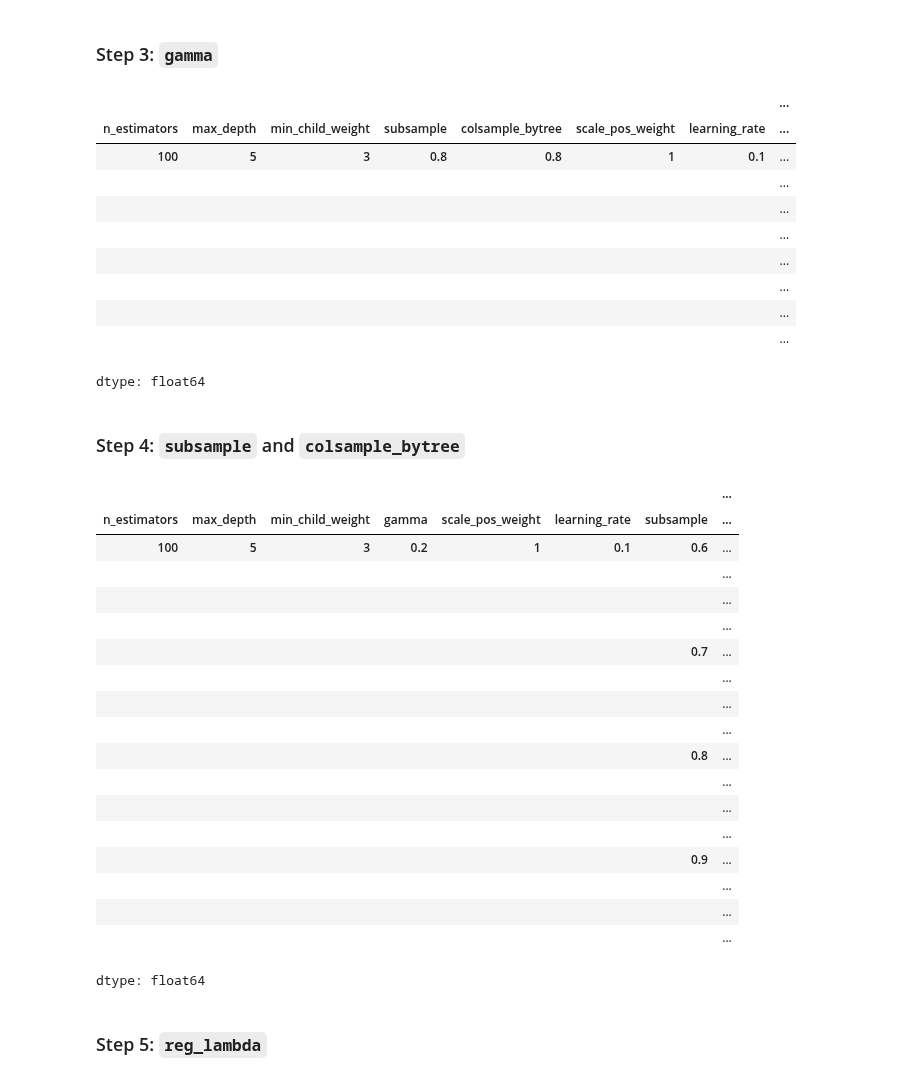
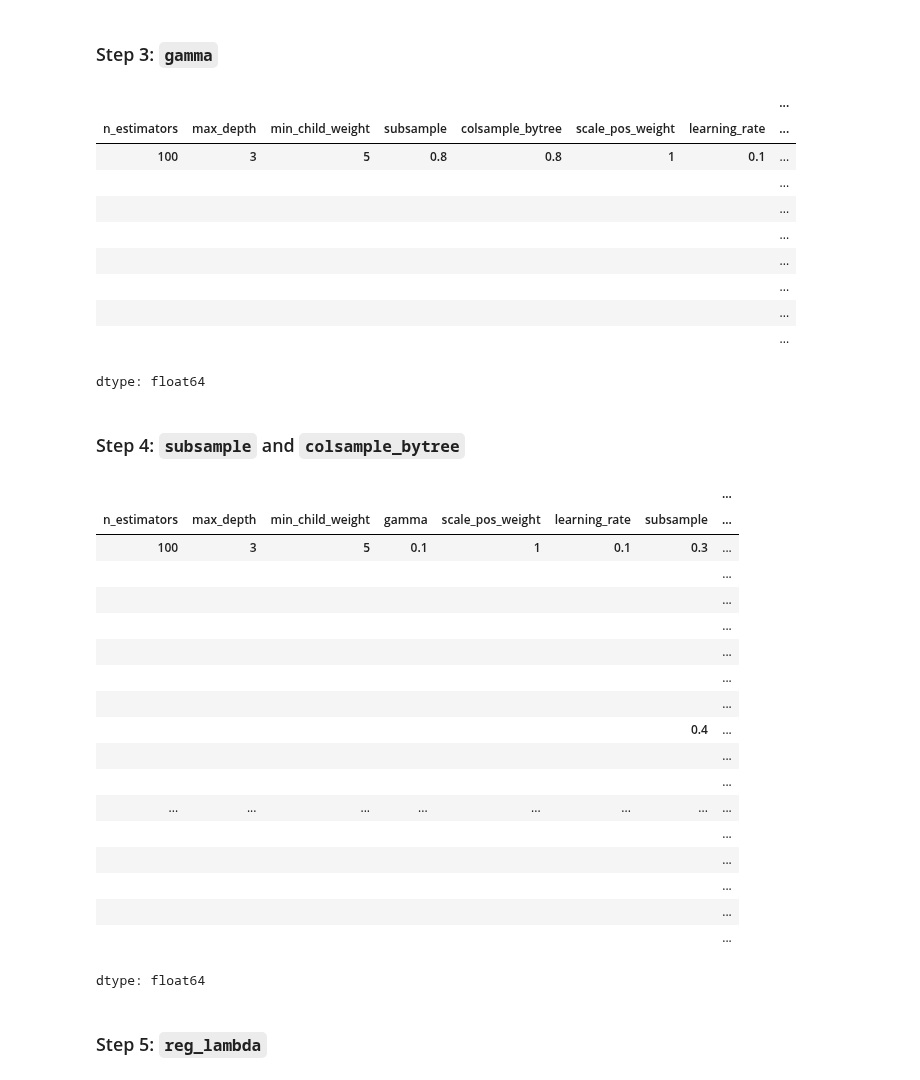
Before and after one commit to aremondtiedrez/hopus, a Jupyter notebook: showcase.ipynb, the cells around one changed output. Cells and saved outputs as stored; diff of their text form; code cells hidden in the pictures.

Commit message:
Added a section going through the full hierarchical hyper-parameter search when training XGBoost to predict log-prices (instead of prices).

```diff
--- a/showcase.ipynb
+++ b/showcase.ipynb
@@ -791,7 +791,7 @@ hyperparameters = {
 records = []
 for n_estimators in (10, 30, 100, 300, 1000):
     hyperparameters["n_estimators"] = n_estimators
-    record = evaluation.run_experiment(features, np.log(target), models.BoostedTrees, hyperparameters, n_experiments=2, n_splits=3)
+    record = evaluation.run_experiment(features, np.log(target), models.BoostedTrees, hyperparameters, n_experiments=5, n_splits=10)
     records.append(record)
 
 # Combine the experiments into a neat DataFrame
@@ -811,7 +811,7 @@ dtype: float64
 ### Step 2: `max_depth` and `min_child_weight`
 # %%
 # STEP 2
-# We fix `n_estimators = 300` from the previous step and
+# We fix `n_estimators = 100` from the previous step and
 # now seek to find good values for `max_depth` and `min_child_weight`.
 hyperparameters = {
     "n_estimators": 100,
@@ -826,7 +826,7 @@ records = []
 for max_depth, min_child_weight in product((3, 5, 7, 9), (1, 3, 5)):
     hyperparameters["max_depth"] = max_depth
     hyperparameters["min_child_weight"] = min_child_weight
-    record = evaluation.run_experiment(features, target, models.BoostedTrees, hyperparameters, n_experiments=2, n_splits=3)
+    record = evaluation.run_experiment(features, np.log(target), models.BoostedTrees, hyperparameters, n_experiments=5, n_splits=10)
     records.append(record)
 
 # Combine the experiments into a neat DataFrame
@@ -853,12 +853,12 @@ dtype: float64
 ### Step 3: `gamma`
 # %%
 # STEP 3
-# We fix `max_depth = 5` and `min_child_weight = 3` from the previous step and
+# We fix `max_depth = 3` and `min_child_weight = 5` from the previous step and
 # now seek to find a good value for `gamma`.
 hyperparameters = {
     "n_estimators": 100,
-    "max_depth": 5,
-    "min_child_weight": 3,
+    "max_depth": 3,
+    "min_child_weight": 5,
     "subsample": 0.8,
     "colsample_bytree": 0.8,
     "scale_pos_weight": 1,
@@ -868,7 +868,7 @@ hyperparameters = {
 records = []
 for gamma in (0, 0.1, 0.2, 0.3, 0.4, 0.5, 0.6, 0.7):
     hyperparameters["gamma"] = gamma
-    record = evaluation.run_experiment(features, target, models.BoostedTrees, hyperparameters, n_experiments=2, n_splits=3)
+    record = evaluation.run_experiment(features, np.log(target), models.BoostedTrees, hyperparameters, n_experiments=5, n_splits=10)
     records.append(record)
 
 # Combine the experiments into a neat DataFrame
@@ -878,7 +878,7 @@ np.sqrt(records.groupby(list(hyperparameters.keys()))["test_cv_mse"].mean())
 # %% [output]
 |  |  |  |  |  |  |  | ... |
 | n_estimators | max_depth | min_child_weight | subsample | colsample_bytree | scale_pos_weight | learning_rate | ... |
-| 100 | 5 | 3 | 0.8 | 0.8 | 1 | 0.1 | ... |
+| 100 | 3 | 5 | 0.8 | 0.8 | 1 | 0.1 | ... |
 |  |  |  |  |  |  |  | ... |
 |  |  |  |  |  |  |  | ... |
 |  |  |  |  |  |  |  | ... |
@@ -891,47 +891,47 @@ dtype: float64
 ### Step 4: `subsample` and `colsample_bytree`
 # %%
 # STEP 4
-# We fix `gamma = 0.2` from the previous step and
+# We fix `gamma = 0.1` from the previous step and
 # now seek to find good values for `subsample` and `colsample_bytree`.
 hyperparameters = {
     "n_estimators": 100,
-    "max_depth": 5,
-    "min_child_weight": 3,
-    "gamma": 0.2,
+    "max_depth": 3,
+    "min_child_weight": 5,
+    "gamma": 0.1,
     "scale_pos_weight": 1,
     "learning_rate": 0.1
 }
 
 records = []
-for subsample, colsample_bytree in product((0.6, 0.7, 0.8, 0.9), (0.6, 0.7, 0.8, 0.9)):
+for subsample, colsample_bytree in product((0.3, 0.4, 0.5, 0.6, 0.7, 0.8, 0.9), (0.3, 0.4, 0.5, 0.6, 0.7, 0.8, 0.9)):
     hyperparameters["subsample"] = subsample
     hyperparameters["colsample_bytree"] = colsample_bytree
-    record = evaluation.run_experiment(features, target, models.BoostedTrees, hyperparameters, n_experiments=2, n_splits=3)
+    record = evaluation.run_experiment(features, np.log(target), models.BoostedTrees, hyperparameters, n_experiments=5, n_splits=10)
     records.append(record)
 
 # Combine the experiments into a neat DataFrame
 records = pd.DataFrame(records)
 # Compute the RMSE for each set of hyperparameters (here, only the value of `n_estimators` changes)
 np.sqrt(records.groupby(list(hyperparameters.keys()))["test_cv_mse"].mean())
 # %% [output]
 |  |  |  |  |  |  |  | ... |
 | n_estimators | max_depth | min_child_weight | gamma | scale_pos_weight | learning_rate | subsample | ... |
-| 100 | 5 | 3 | 0.2 | 1 | 0.1 | 0.6 | ... |
+| 100 | 3 | 5 | 0.1 | 1 | 0.1 | 0.3 | ... |
 |  |  |  |  |  |  |  | ... |
 |  |  |  |  |  |  |  | ... |
 |  |  |  |  |  |  |  | ... |
-|  |  |  |  |  |  | 0.7 | ... |
 |  |  |  |  |  |  |  | ... |
 |  |  |  |  |  |  |  | ... |
 |  |  |  |  |  |  |  | ... |
-|  |  |  |  |  |  | 0.8 | ... |
+|  |  |  |  |  |  | 0.4 | ... |
+|  |  |  |  |  |  |  | ... |
+|  |  |  |  |  |  |  | ... |
+| ... | ... | ... | ... | ... | ... | ... | ... |
 |  |  |  |  |  |  |  | ... |
 |  |  |  |  |  |  |  | ... |
 |  |  |  |  |  |  |  | ... |
-|  |  |  |  |  |  | 0.9 | ... |
 |  |  |  |  |  |  |  | ... |
 |  |  |  |  |  |  |  | ... |
-|  |  |  |  |  |  |  | ... |
 dtype: float64
 # %% [markdown]
 ### Step 5: `reg_lambda`
```
Also changed, not shown: parts of 7 cells of this notebook.
